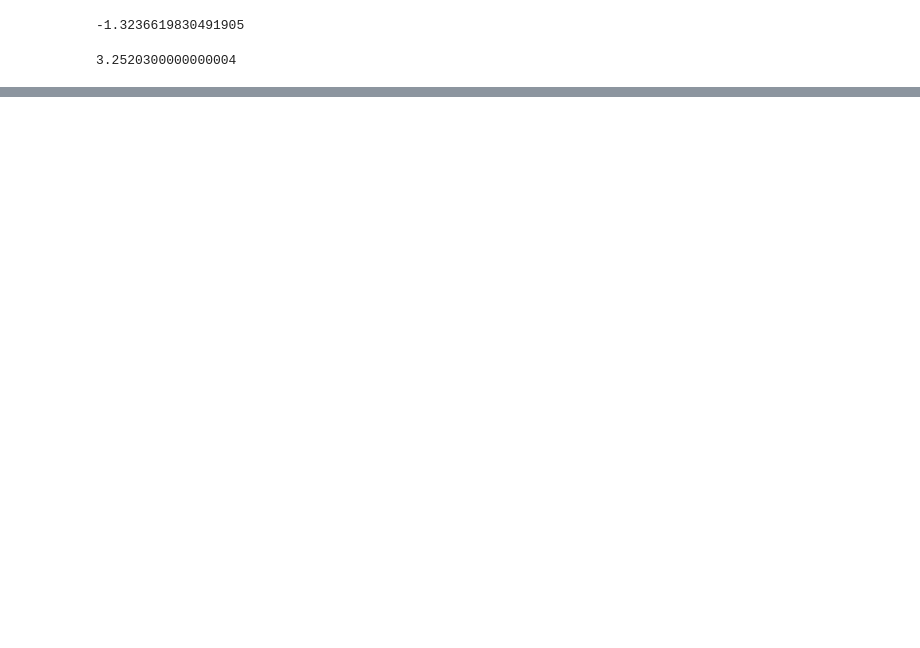
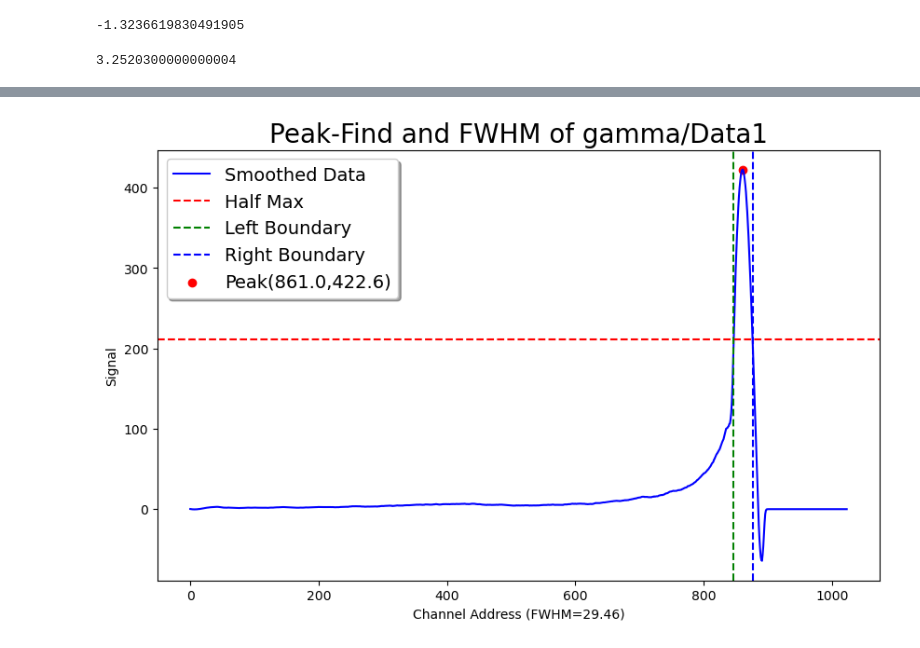
Before and after one commit to TaLEsCuber/APLabR_TaLEs, a Jupyter notebook: Lab1_D5Report/analysis/draft1.ipynb, the cells around one changed output, grey strips where cells are left out. Drawn from its saved outputs; the diff is of its cells as text; code cells hidden in the pictures; blank space fills up the shorter version.

```diff
--- a/Lab1_D5Report/analysis/draft1.ipynb
+++ b/Lab1_D5Report/analysis/draft1.ipynb
@@ -49,3 +49,95 @@ plt.show()
 0.0111 * 663.30 - 4.1106
 # %% [output]
 3.2520300000000004
+# %%
+import numpy as np
+import matplotlib.pyplot as plt
+from scipy.signal import savgol_filter, find_peaks
+
+# AMPD算法实现
+def AMPD(x, data):
+    """
+    实现AMPD算法
+    param x: x坐标数组，1-D numpy.ndarray
+    param data: y坐标数组，1-D numpy.ndarray
+    return: 峰值所在索引值的列表, 峰值对应的x坐标, 峰值对应的y坐标
+
+    参考 https://zhuanlan.zhihu.com/p/549588865
+    """
+    p_data = np.zeros_like(data, dtype=np.int32)
+    count = data.shape[0]
+    arr_rowsum = []
+    for k in range(1, count // 2 + 1):
+        row_sum = 0
+        for i in range(k, count - k):
+            if data[i] > data[i - k] and data[i] > data[i + k]:
+                row_sum -= 1
+        arr_rowsum.append(row_sum)
+    min_index = np.argmin(arr_rowsum)
+    max_window_length = min_index
+    for k in range(1, max_window_length + 1):
+        for i in range(k, count - k):
+            if data[i] > data[i - k] and data[i] > data[i + k]:
+                p_data[i] += 1
+
+    peaks_indices = np.where(p_data == max_window_length)[0]
+    peak_x = np.take(x, peaks_indices)
+    peak_y = np.take(data, peaks_indices)
+
+    return peaks_indices, peak_x, peak_y
+
+
+# 数据载入
+file_path = 'alpha/Data1.txt'
+try:
+    g_data1 = np.loadtxt(file_path)
+except FileNotFoundError:
+    print(f"文件 {file_path} 未找到，请检查路径")
+    exit()
+
+g_channel_address1 = np.arange(len(g_data1))
+
+# Savitzky-Golay 滤波
+window_length = 51  # 窗口长度，可以根据实际情况调整
+polyorder = 3       # 多项式阶数，一般为2或3
+smoothed_xg1 = savgol_filter(g_data1, window_length, polyorder)
+
+# 主峰寻峰与计算半高宽
+x = g_channel_address1
+y = smoothed_xg1
+
+# 找到主峰
+peaks, _ = find_peaks(y)
+peak_index = peaks[np.argmax(y[peaks])]  # 主峰索引
+peak_x = x[peak_index]  # 主峰位置
+peak_y = y[peak_index]  # 主峰值
+
+# 半高宽计算
+half_max = peak_y / 2
+left_idx = np.where(y[:peak_index] <= half_max)[0][-1]
+right_idx = np.where(y[peak_index:] <= half_max)[0][0] + peak_index
+# 线性插值计算左右边界的精确位置
+x_left = x[left_idx] + (half_max - y[left_idx]) / (y[left_idx + 1] - y[left_idx]) * (x[left_idx + 1] - x[left_idx])
+x_right = x[right_idx] + (half_max - y[right_idx]) / (y[right_idx - 1] - y[right_idx]) * (x[right_idx - 1] - x[right_idx])
+# 半高宽
+fwhm = x_right - x_left
+
+# 输出结果
+print(f"主峰位置: {peak_x:.4f}")
+print(f"主峰值: {peak_y:.4f}")
+print(f"半高宽 (FWHM): {fwhm:.4f}")
+
+# 可视化
+colors = ['blue', 'orange', 'green', 'red', 'purple']  # 定义颜色用于可视化
+plt.figure(figsize=(10, 6))
+plt.plot(x, y, label="Smoothed Data", color=colors[0])
+plt.axhline(half_max, color=colors[3], linestyle="--", label="Half Max")
+plt.axvline(x_left, color="g", linestyle="--", label="Left Boundary")
+plt.axvline(x_right, color="b", linestyle="--", label="Right Boundary")
+plt.scatter([peak_x], [peak_y], color="red", label=f"Peak({peak_x:.1f},{peak_y:.1f})")
+plt.legend(fontsize=14, frameon=True, shadow=True)
+plt.title("Peak-Find and FWHM of gamma/Data1", fontsize=20)
+plt.xlabel(f"Channel Address (FWHM={fwhm:.2f})")
+plt.ylabel("Signal")
+plt.show()
+# %% [output]
@@ -51,0 +147 @@ plt.show()
+[figure, added]
```
Also changed, not shown: parts of 3 cells of this notebook, 12 other files.
